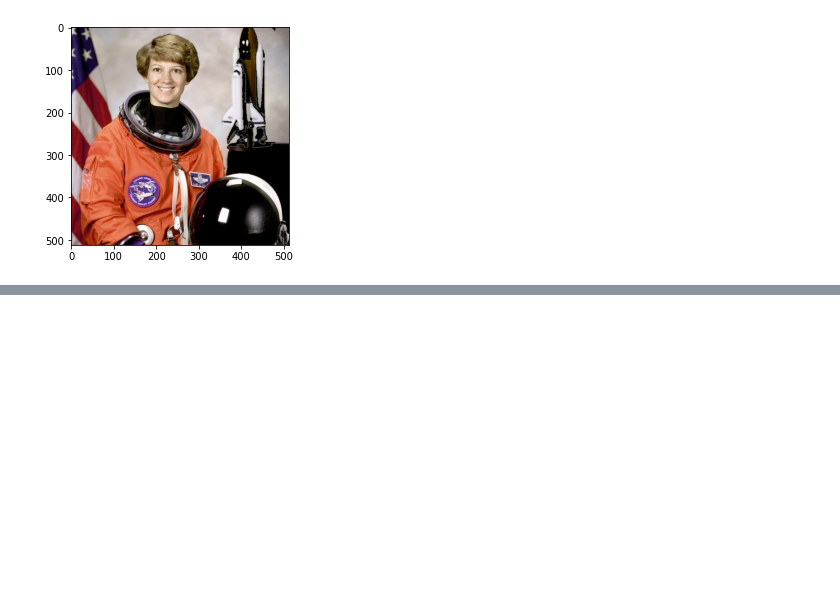
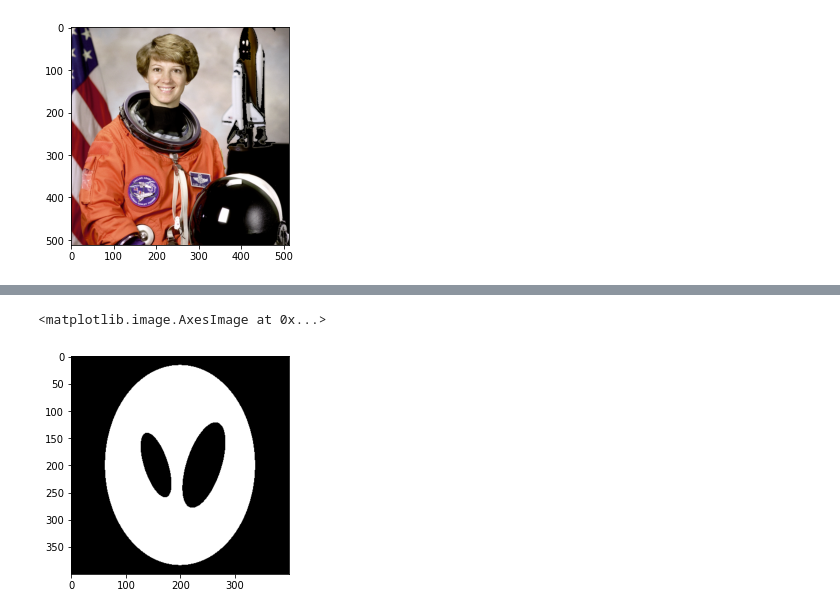
Before and after one commit to bhadreshpsavani/ExploringDataScience, a Jupyter notebook: DataScience_Numpy.ipynb, the cells around one changed output, grey strips where cells are left out. Saved outputs shown, nothing was run; the diff lists cells and outputs as text; code cells hidden in the pictures; blank space fills up the shorter version.

```diff
--- a/DataScience_Numpy.ipynb
+++ b/DataScience_Numpy.ipynb
@@ -380,0 +392,6 @@ img = np.fliplr(img)
+# %%
+new_img=np.fliplr(new_img)
+plt.imshow(new_img)
+# %% [output]
+<matplotlib.image.AxesImage at 0x...>
+[figure, added]
```
Also changed, not shown: parts of 28 cells of this notebook.
